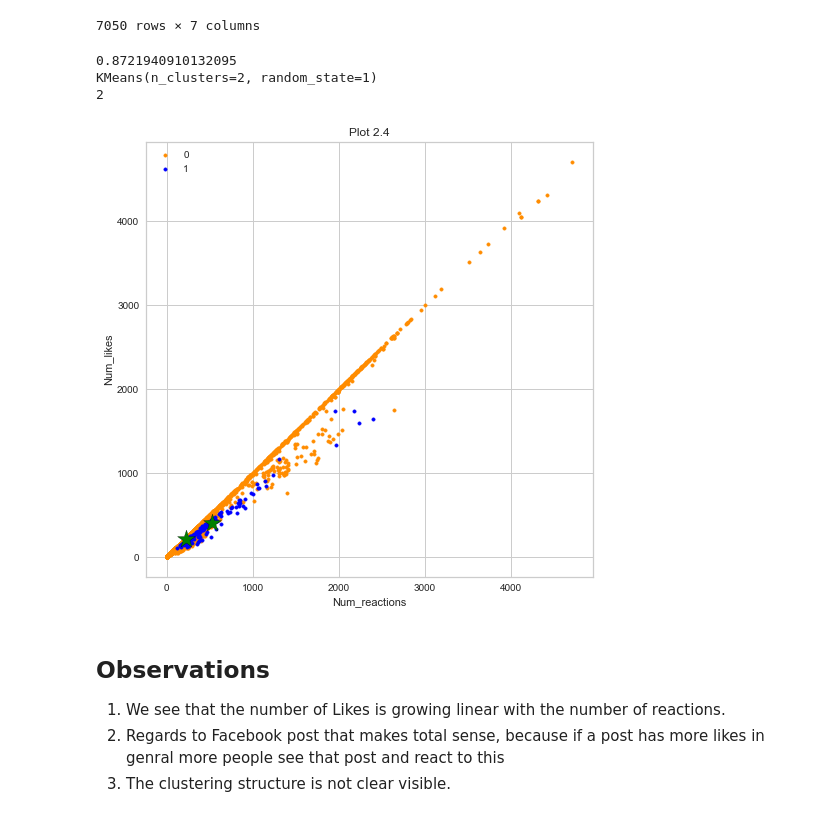
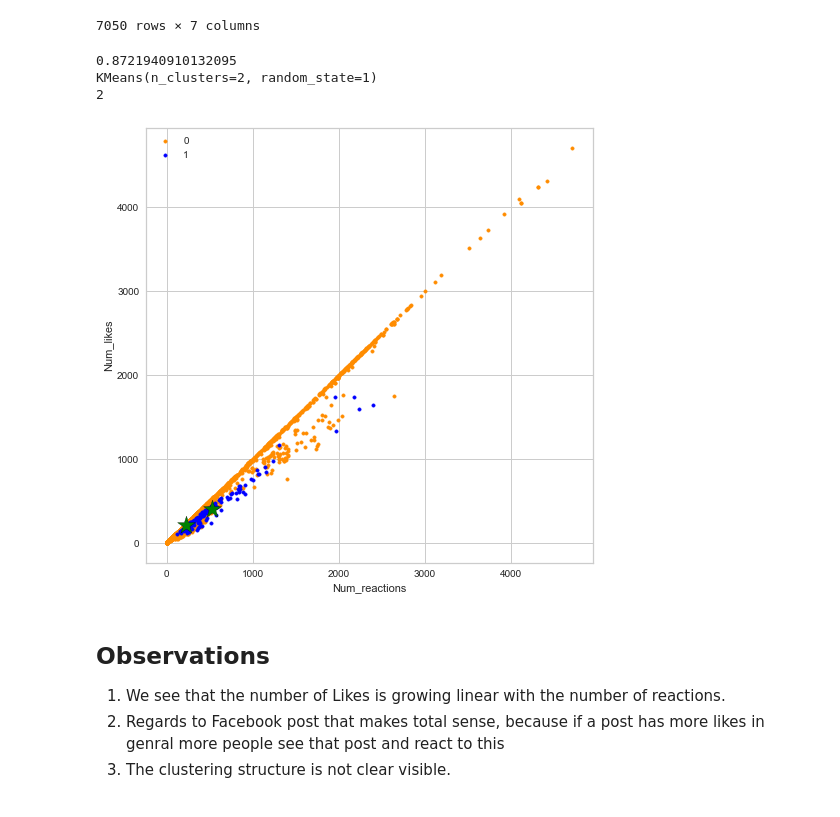
Before and after one commit to wuesten/Portfolio_1_MMS, a Jupyter notebook: portfolio_exam.ipynb, the cells around one changed output. Saved outputs shown, nothing was run; the diff lists cells and outputs as text; code cells hidden in the pictures.

```diff
--- a/portfolio_exam.ipynb
+++ b/portfolio_exam.ipynb
@@ -258,7 +274,7 @@ df_b
 | 7049 | 17 | 0 | 0 | 17 | 0 | 0 | 0 |
 7050 rows × 7 columns
 # %%
-def plot_clusters_with_centers(kmeans, X, index_x, index_y,exercise_nr, title ):
+def plot_clusters_with_centers(kmeans, X, index_x, index_y,exercise_nr):
     plt.figure(figsize=(8, 8))
     y_pred = kmeans.fit_predict(X)
     print(len(np.unique(y_pred)))
@@ -272,21 +288,20 @@ def plot_clusters_with_centers(kmeans, X, index_x, index_y,exercise_nr, title ):
         kmeans.cluster_centers_[:, index_y],
         s=350, marker='*', c='green', edgecolor='black'
     )
-    plt.title(title)
     plt.legend()
     plt.savefig(f'{exercise_nr}.jpg')
 # %%
 colors=['darkorange', 'blue']
 kmeans,silhouette = calculate_silhouette_score(2,2,df_b)
 print(kmeans)
-plot_clusters_with_centers(kmeans, df_b, 0, 3, '2.4','Plot 2.4')
+plot_clusters_with_centers(kmeans, df_b, 0, 3, '2.4')
 
 #kmeans
 # %% [output]
 0.8721940910132095
 KMeans(n_clusters=2, random_state=1)
 2
-[figure, old version]
+[figure, new version]
 # %% [markdown]
 ## Observations
 1. We see that the number of Likes is growing linear with the number of reactions.
```
Also changed, not shown: parts of 17 cells of this notebook, 5 other files.
